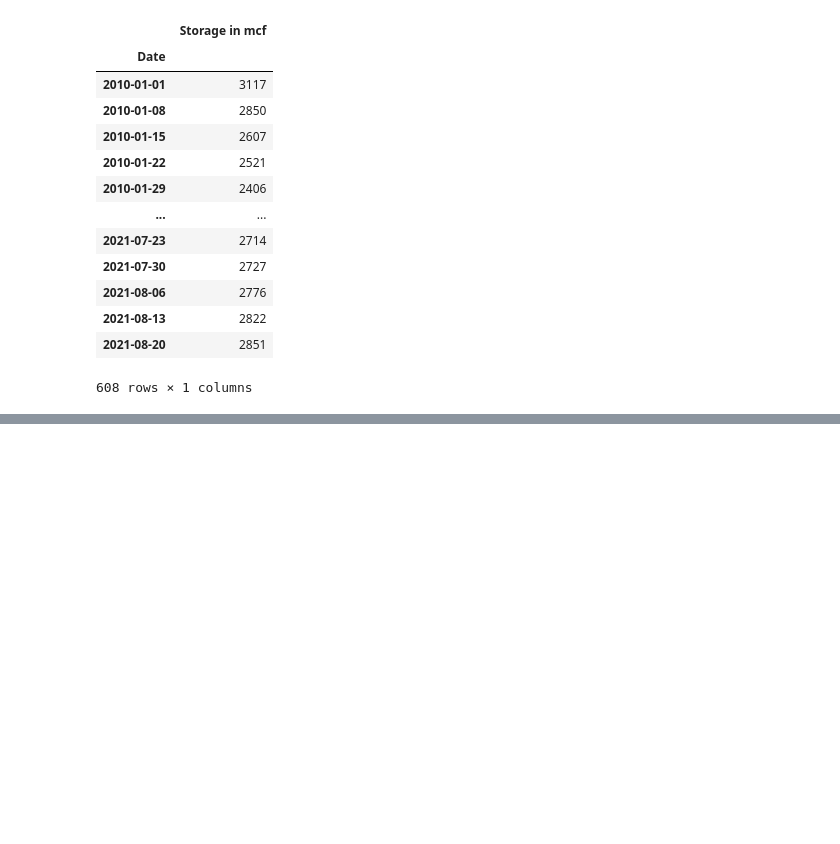
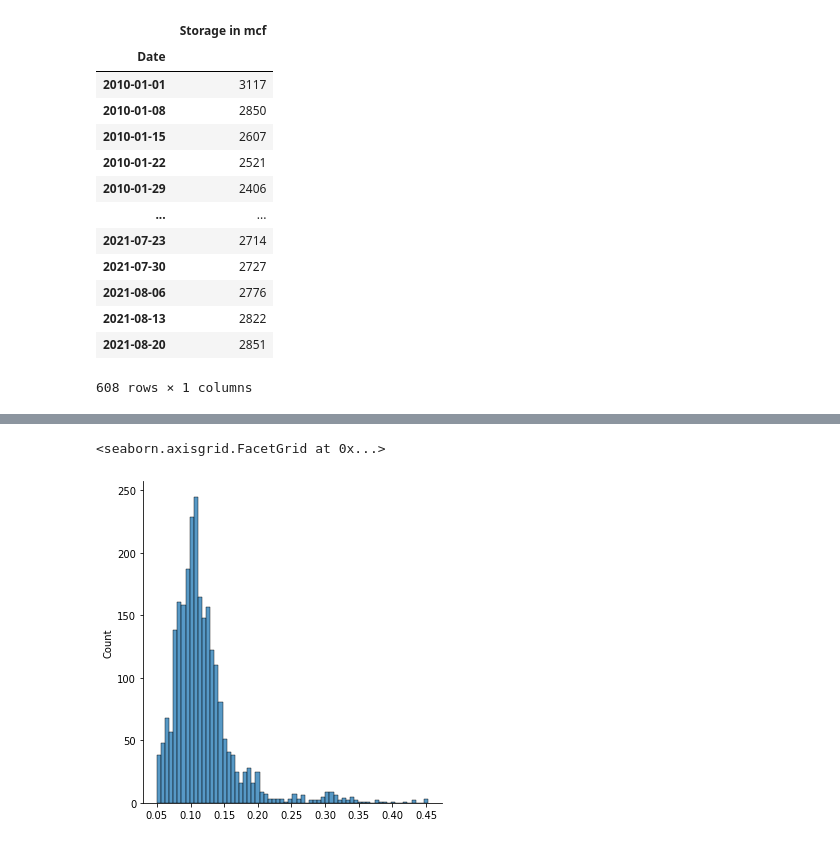
Before and after one commit to paolodelia99/ng-strategies, a Jupyter notebook: ml_based_strategy.ipynb, the cells around one changed output, grey strips where cells are left out. Cells and saved outputs as stored; diff of their text form; code cells hidden in the pictures; blank space fills up the shorter version.

```diff
--- a/ml_based_strategy.ipynb
+++ b/ml_based_strategy.ipynb
@@ -88,0 +135,9 @@ res.iloc[-65:-45]
+# %%
+atr = tu.atr(res_.High.values, res_.Low.values, res_.Close.values, 14)
+
+# atr = (atr - atr.mean()) / atr.std()
+# %%
+sns.displot(atr)
+# %% [output]
+<seaborn.axisgrid.FacetGrid at 0x...>
+[figure, added]
```
Also changed, not shown: parts of 27 cells of this notebook, 1 other file.
